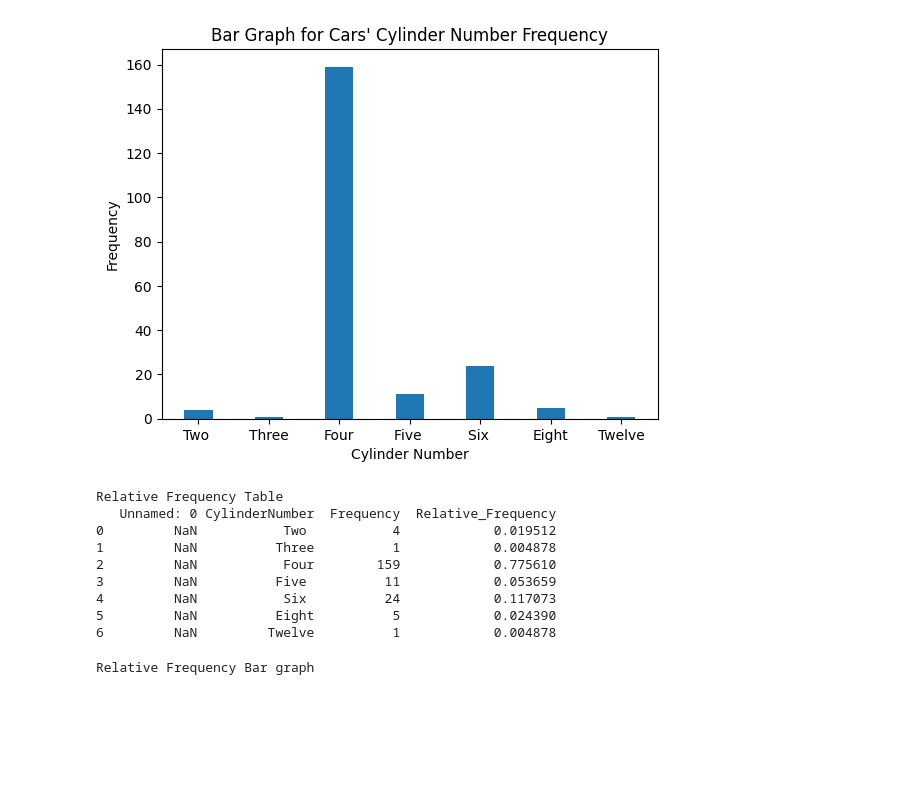
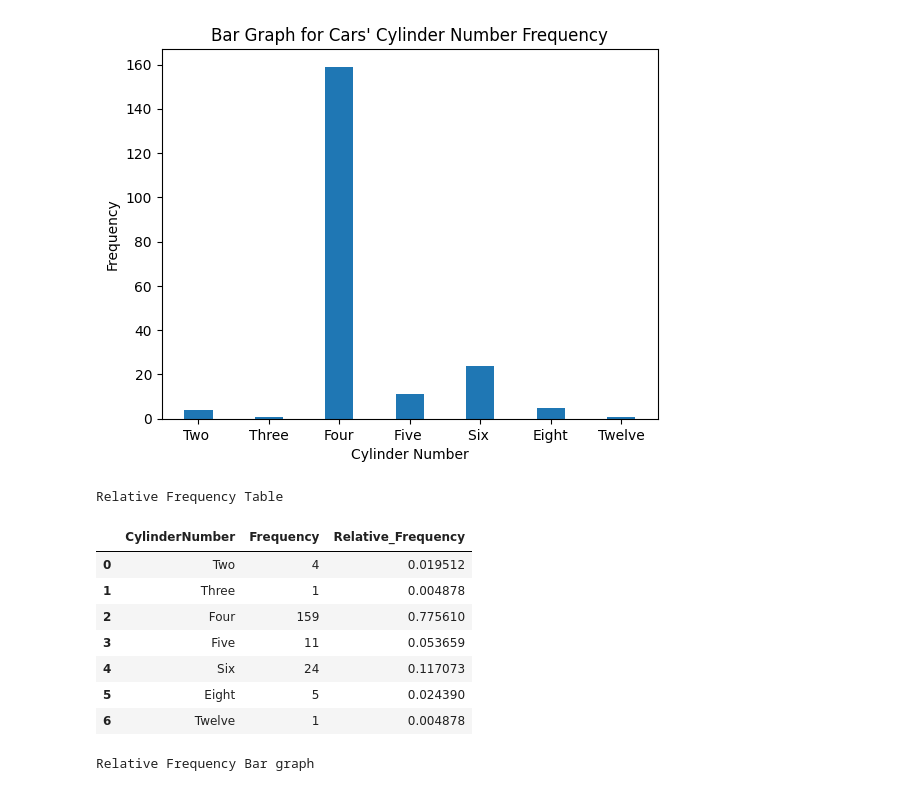
Before and after one commit to haingocnguyen/Used-Car-Price-Prediction, a Jupyter notebook: src/CategoricalforPlotting.ipynb, the cells around one changed output. Drawn from its saved outputs; the diff is of its cells as text; code cells hidden in the pictures; blank space fills up the shorter version.

```diff
--- a/CategoricalforPlotting.ipynb
+++ b/src/CategoricalforPlotting.ipynb
@@ -29,20 +29,20 @@ Frequency Bar Graph
 # %%
 #Relative Creation
 df['Relative_Frequency'] = None
 for i in range(7):
     df['Relative_Frequency'] = df['Frequency']/sum(df['Frequency'])
 print("Relative Frequency Table")
-print(df)
+df.drop(columns='Unnamed: 0')
 # %% [output]
 Relative Frequency Table
-   Unnamed: 0 CylinderNumber  Frequency  Relative_Frequency
-0         NaN           Two           4            0.019512
-1         NaN          Three          1            0.004878
-2         NaN           Four        159            0.775610
-3         NaN          Five          11            0.053659
-4         NaN           Six          24            0.117073
-5         NaN          Eight          5            0.024390
-6         NaN         Twelve          1            0.004878
+|  | CylinderNumber | Frequency | Relative_Frequency |
+| 0 | Two | 4 | 0.019512 |
+| 1 | Three | 1 | 0.004878 |
+| 2 | Four | 159 | 0.775610 |
+| 3 | Five | 11 | 0.053659 |
+| 4 | Six | 24 | 0.117073 |
+| 5 | Eight | 5 | 0.024390 |
+| 6 | Twelve | 1 | 0.004878 |
 # %%
 #Relative Frequency Bar Graph
 print("Relative Frequency Bar graph")
```
Also changed, not shown: 6 other files.
